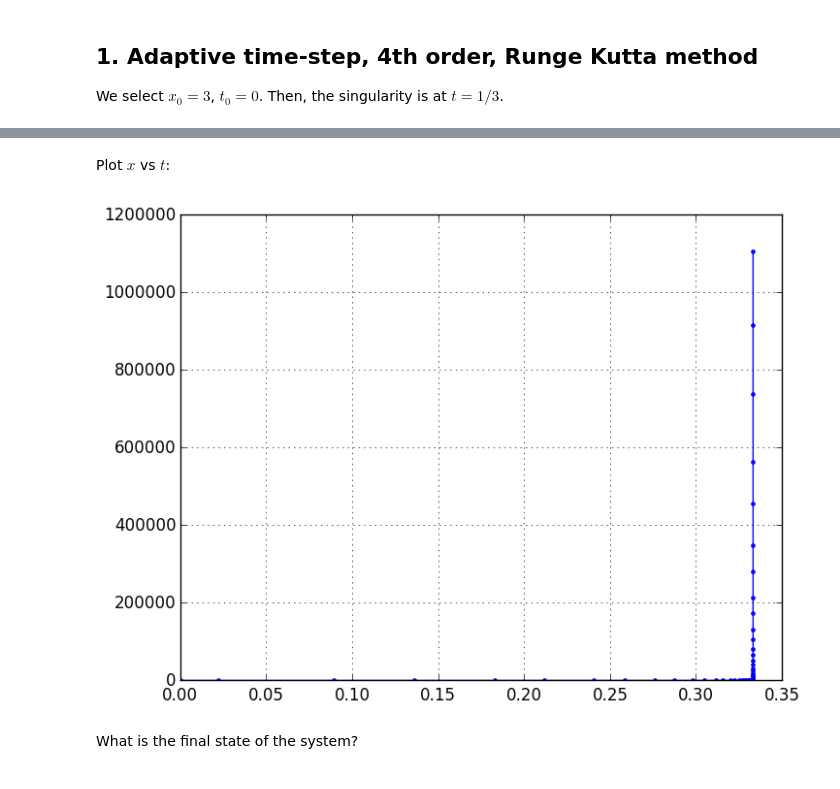
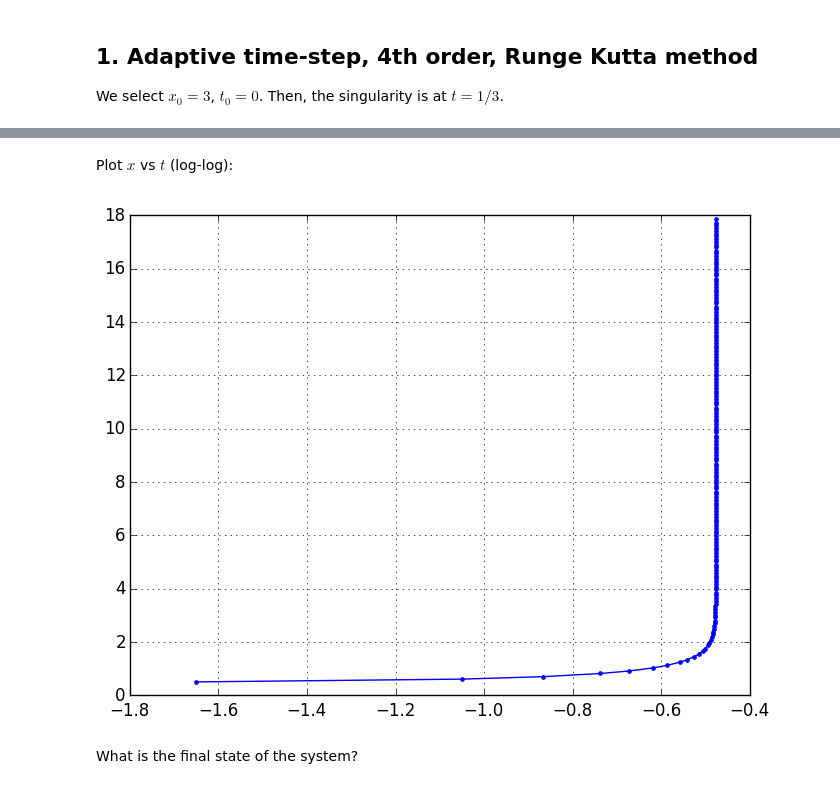
Before and after one commit to PerezHz/TaylorIntegration.jl, a Jupyter notebook: examples/x-dot-equals-x-squared.ipynb, the cells around one changed output, grey strips where cells are left out. Drawn from its saved outputs; the diff is of its cells as text; code cells hidden in the pictures.

```diff
--- a/examples/x-dot-equals-x-squared.ipynb
+++ b/examples/x-dot-equals-x-squared.ipynb
@@ -41,10 +52,10 @@ We select $x_0=3$, $t_0=0$. Then, the singularity is at $t=1/3$.
 # %% [markdown]
-Plot $x$ vs $t$:
+Plot $x$ vs $t$ (log-log):
 # %%
 grid(true)
-plot(tRK, xRK, ".-");
+plot(log10(tRK[2:end]), log10(xRK[2:end]), ".-");
 # %% [output]
-[figure, old version]
+[figure, new version]
 # %% [markdown]
 What is the final state of the system?
 # %%
```
Also changed, not shown: parts of 49 cells of this notebook, 1 other file.
